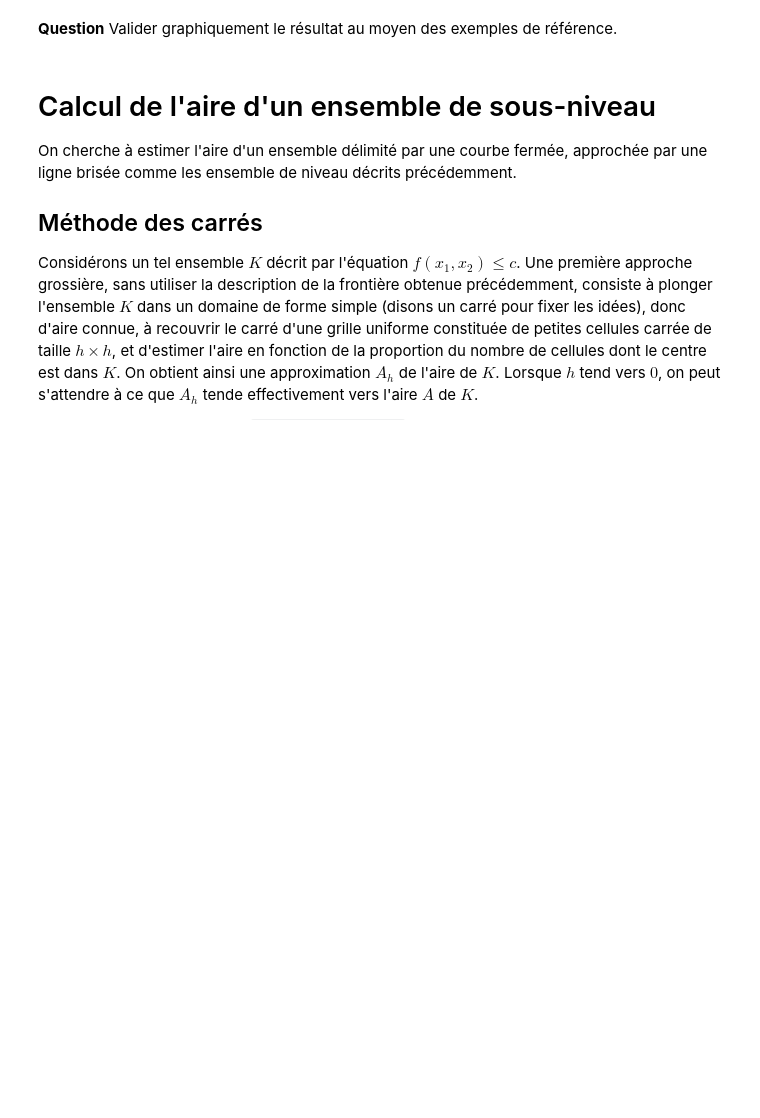
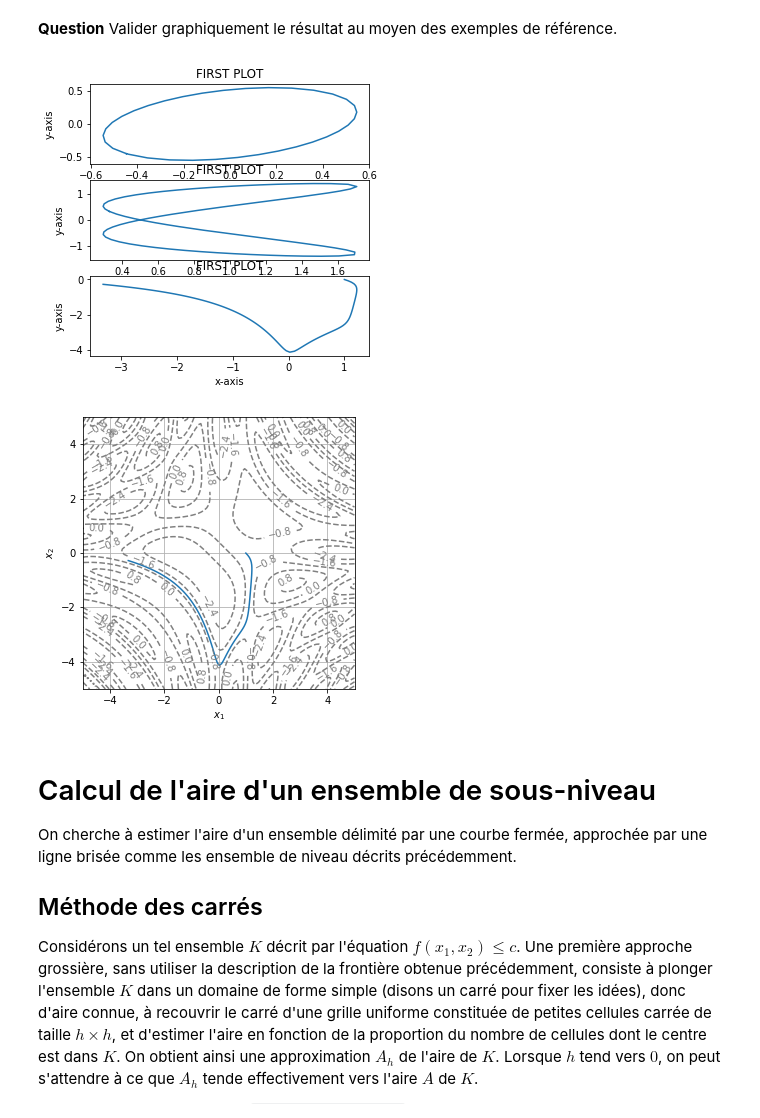
Before and after one commit to EliottBarbier/projet-maths, a Jupyter notebook: Projet numérique - Calcul différentiel.ipynb, the cells around one changed output. Drawn from its saved outputs; the diff is of its cells as text; code cells hidden in the pictures; blank space fills up the shorter version.

```diff
--- a/Projet numérique - Calcul différentiel.ipynb
+++ b/Projet numérique - Calcul différentiel.ipynb
@@ -361,3 +449,70 @@ plt.plot(X,Y);
+# %%
+#Cf dessins au dessus
+
+x01,y01=Newton(F1,-0.5,0.25)
+tab1=level_curve2(f1,x01,y01,delta=0.1,N=1000)
+X1=tab1[0,:]
+Y1=tab1[1,:]
+
+
+x02,y02=Newton(F2,0.8,0.8)
+tab2=level_curve2(f2,x02,y02,delta=0.1,N=1000)
+X2=tab2[0,:]
+Y2=tab2[1,:]
+
+
+tab3=level_curve2(f3,1.0,0.0, delta=0.1,N=100)
+X3=tab3[0,:]
+Y3=tab3[1,:]
+
+
+
+
+
+plt.subplot(3, 1, 1)
+
+
+plt.plot(X1,Y1)
+plt.title('FIRST PLOT')
+plt.xlabel('x-axis')
+plt.ylabel('y-axis')
+
+
+
+# division de la fenêtre graphique en 1 ligne, 3 colonnes,
+# graphique en position 2
+# puis caractéristiques de ce graphique
+
+plt.subplot(3, 1, 2)
+plt.plot(X2,Y2)
+plt.title('FIRST PLOT')
+plt.xlabel('x-axis')
+plt.ylabel('y-axis')
+
+
+# division de la fenêtre graphique en 1 ligne, 3 colonnes,
+# graphique en position 3
+# puis caractéristiques de ce graphique
+
+
+plt.subplot(3, 1, 3)
+plt.plot(X3,Y3)
+plt.title('FIRST PLOT')
+plt.xlabel('x-axis')
+plt.ylabel('y-axis')
+display_contour(
+    f3,
+    x=np.linspace(-5.0, 5.0, 100),
+    y=np.linspace(-5.0, 5.0, 100),
+    levels=5, # 5 levels, automatically selected
+)
+plt.plot(X3,Y3)
+
+
+plt.show()
+# %% [output]
+[figure, added]
+[figure, added]
 # %% [markdown]
 # Calcul de l'aire d'un ensemble de sous-niveau
 On cherche à estimer l'aire d'un ensemble délimité par une courbe fermée, approchée par une ligne brisée comme les ensemble de niveau décrits précédemment.
```
Also changed, not shown: parts of 13 cells of this notebook.
